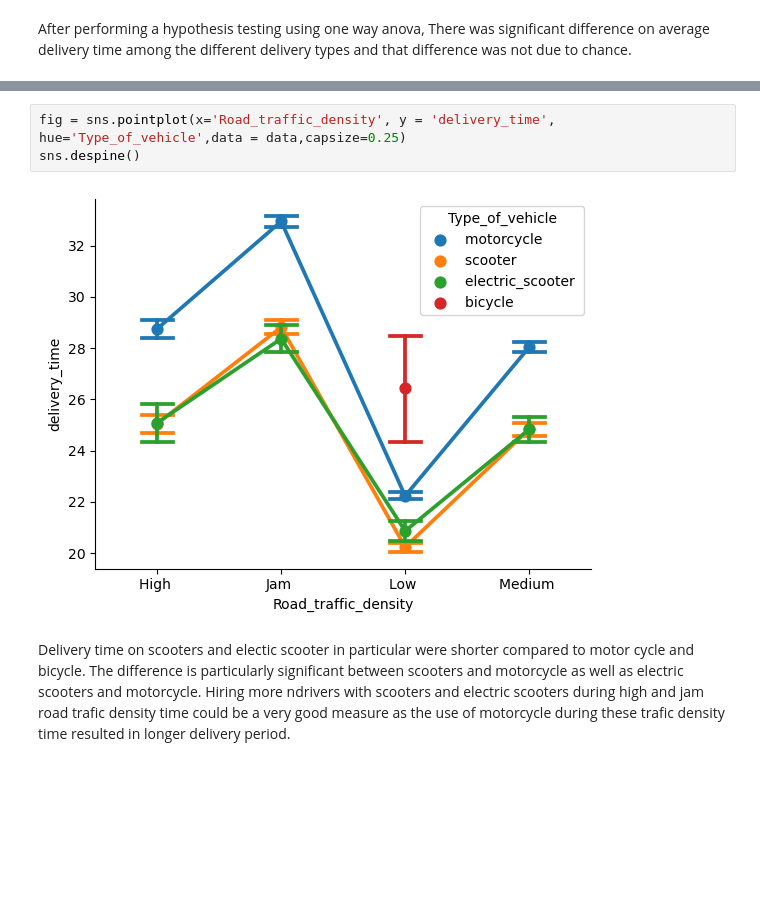
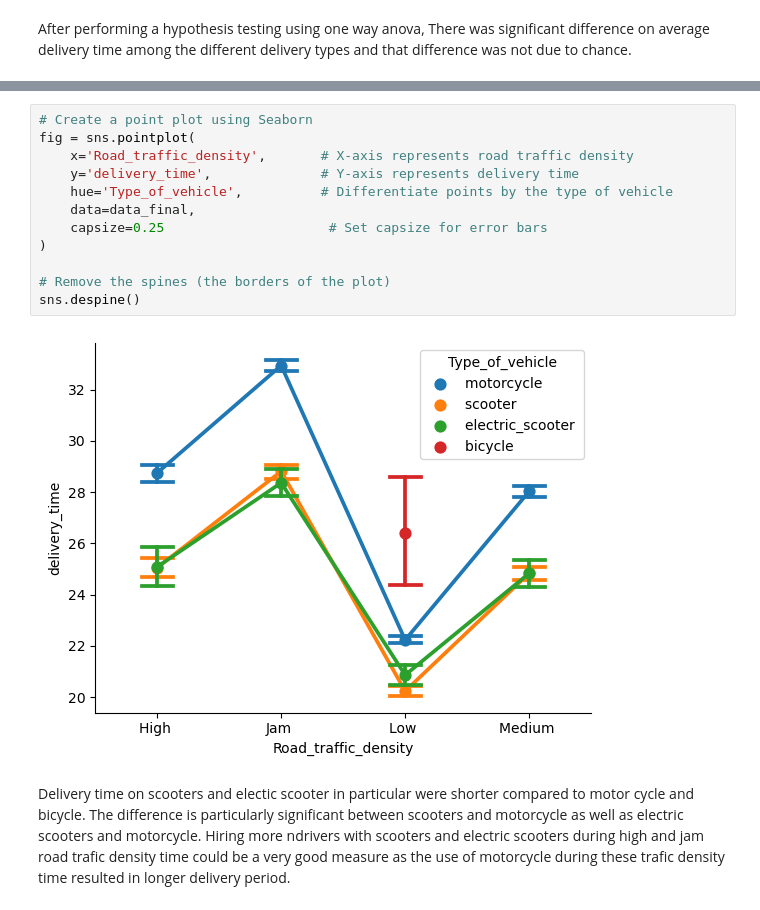
Before and after one commit to YonaskT/Delivery-time-analysis-prediction, a Jupyter notebook: Delivery Time Analysis and Prediction.ipynb, the cells around one changed output, grey strips where cells are left out. Cells and saved outputs as stored; diff of their text form; blank space fills up the shorter version.

```diff
--- a/Delivery Time Analysis and Prediction.ipynb
+++ b/Delivery Time Analysis and Prediction.ipynb
@@ -425,11 +464,20 @@ Multiple Comparison of Means - Tukey HSD, FWER=0.05
 | electric_scooter | motorcycle | 3.1356 | 0.0 | 2.7236 | 3.5475 | True |
 | electric_scooter | scooter | 0.0106 | 0.9999 | -0.4198 | 0.4411 | False |
 | motorcycle | scooter | -3.1249 | 0.0 | -3.3666 | -2.8832 | True |
-# %%
-fig = sns.pointplot(x='Road_traffic_density', y = 'delivery_time', hue='Type_of_vehicle',data = data,capsize=0.25)
-sns.despine()
-# %% [output]
-[figure, removed]
+# %%
+# Create a point plot using Seaborn
+fig = sns.pointplot(
+    x='Road_traffic_density',       # X-axis represents road traffic density
+    y='delivery_time',              # Y-axis represents delivery time
+    hue='Type_of_vehicle',          # Differentiate points by the type of vehicle
+    data=data_final,
+    capsize=0.25                     # Set capsize for error bars
+)
+
+# Remove the spines (the borders of the plot)
+sns.despine()
+# %% [output]
+[figure, added]
 # %% [markdown]
 Delivery time on scooters and electic scooter in particular were shorter compared to motor cycle and bicycle.
 The difference is particularly significant between scooters and motorcycle as well as electric scooters and motorcycle.
```
Also changed, not shown: parts of 35 cells of this notebook.
